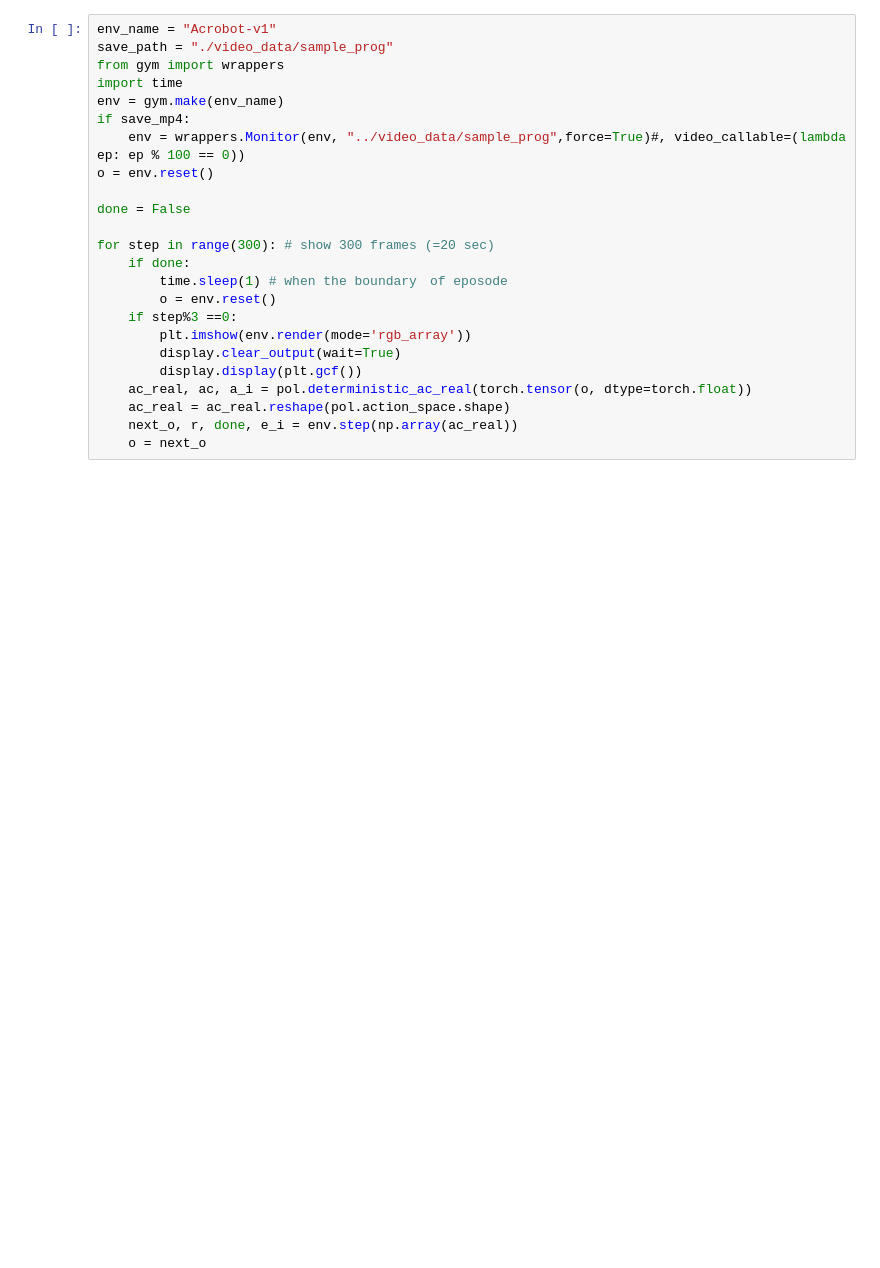
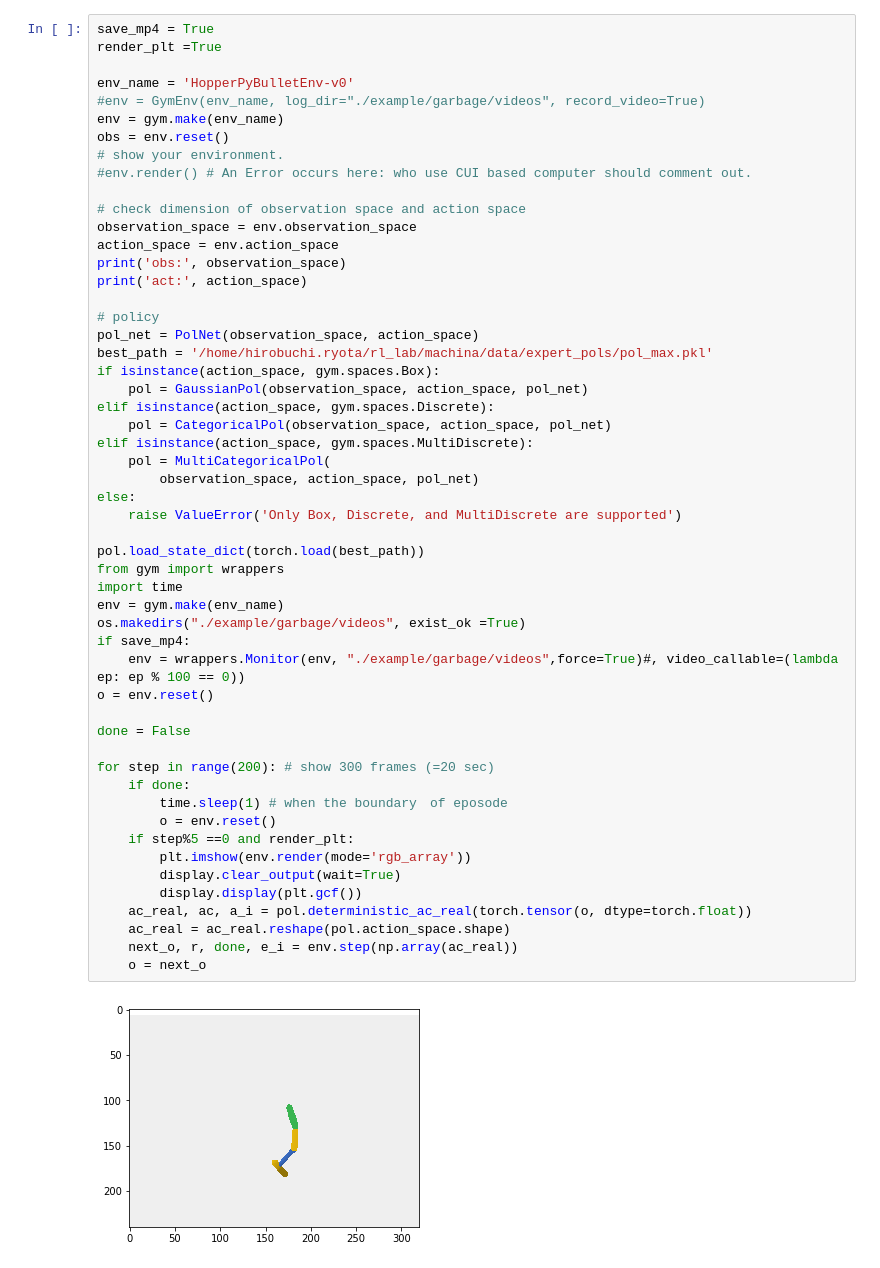
Before and after one commit to KtechB/machina, a Jupyter notebook: render_gym.py.ipynb, the cells around one changed output. Drawn from its saved outputs; the diff is of its cells as text; blank space fills up the shorter version.

```diff
--- a/render_gym.py.ipynb
+++ b/render_gym.py.ipynb
@@ -14,24 +14,55 @@ for _ in range(1000):
 # %%
-env_name = "Acrobot-v1"
-save_path = "./video_data/sample_prog"
+save_mp4 = True
+render_plt =True
+
+env_name = 'HopperPyBulletEnv-v0'
+#env = GymEnv(env_name, log_dir="./example/garbage/videos", record_video=True)
+env = gym.make(env_name)
+obs = env.reset()
+# show your environment.
+#env.render() # An Error occurs here: who use CUI based computer should comment out.
+
+# check dimension of observation space and action space
+observation_space = env.observation_space
+action_space = env.action_space
+print('obs:', observation_space)
+print('act:', action_space)
+
+# policy
+pol_net = PolNet(observation_space, action_space)
+best_path = '/home/hirobuchi.ryota/rl_lab/machina/data/expert_pols/pol_max.pkl'
+if isinstance(action_space, gym.spaces.Box):
+    pol = GaussianPol(observation_space, action_space, pol_net)
+elif isinstance(action_space, gym.spaces.Discrete):
+    pol = CategoricalPol(observation_space, action_space, pol_net)
+elif isinstance(action_space, gym.spaces.MultiDiscrete):
+    pol = MultiCategoricalPol(
+        observation_space, action_space, pol_net)
+else:
+    raise ValueError('Only Box, Discrete, and MultiDiscrete are supported')
+
+pol.load_state_dict(torch.load(best_path))
 from gym import wrappers
 import time
 env = gym.make(env_name)
+os.makedirs("./example/garbage/videos", exist_ok =True)
 if save_mp4:
-    env = wrappers.Monitor(env, "../video_data/sample_prog",force=True)#, video_callable=(lambda ep: ep % 100 == 0))
+    env = wrappers.Monitor(env, "./example/garbage/videos",force=True)#, video_callable=(lambda ep: ep % 100 == 0))
 o = env.reset()
 
 done = False
 
-for step in range(300): # show 300 frames (=20 sec)
+for step in range(200): # show 300 frames (=20 sec)
     if done:
         time.sleep(1) # when the boundary　of eposode
         o = env.reset()
-    if step%3 ==0:
+    if step%5 ==0 and render_plt:
         plt.imshow(env.render(mode='rgb_array'))
         display.clear_output(wait=True)
         display.display(plt.gcf())
     ac_real, ac, a_i = pol.deterministic_ac_real(torch.tensor(o, dtype=torch.float))
     ac_real = ac_real.reshape(pol.action_space.shape)
     next_o, r, done, e_i = env.step(np.array(ac_real))
     o = next_o
+# %% [output]
+[figure, added]
```
Also changed, not shown: parts of 6 cells of this notebook, 7 other files.
